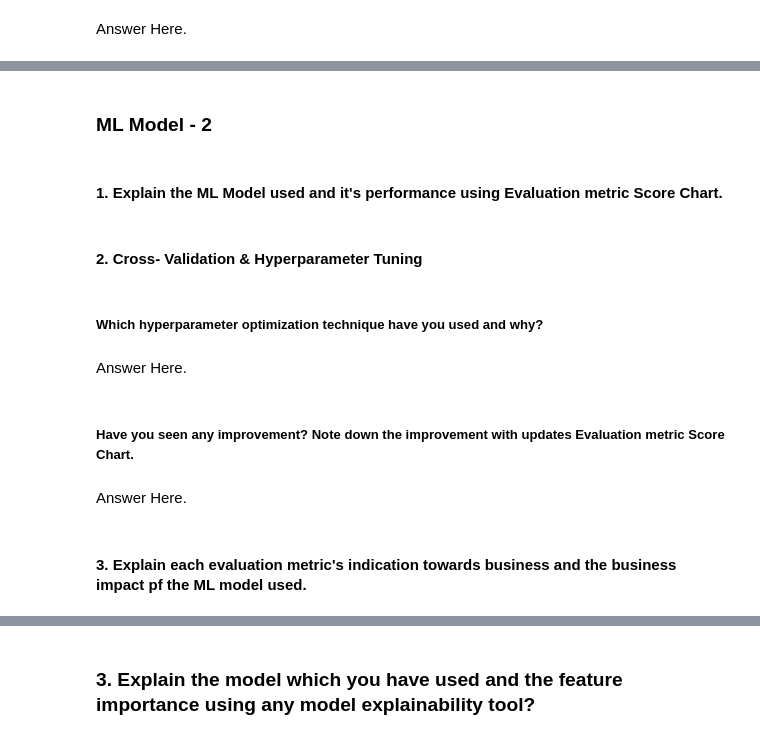
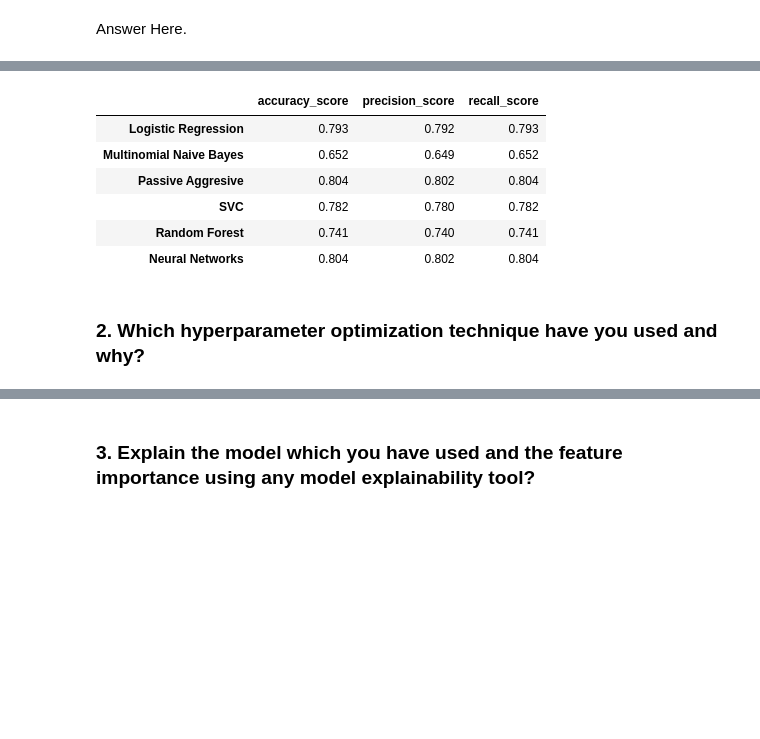
Before and after one commit to kuldeep-sngh/Covid-19-Tweet-Sentiment-Analysis, a Jupyter notebook: Covid_19_Tweet_Sentiment_Analysis.ipynb, the cells around one changed output, grey strips where cells are left out. Cells and saved outputs as stored; diff of their text form; code cells hidden in the pictures; blank space fills up the shorter version.

Commit message:
Model implementation

```diff
--- a/Covid_19_Tweet_Sentiment_Analysis.ipynb
+++ b/Covid_19_Tweet_Sentiment_Analysis.ipynb
@@ -1068,4 +1079,45 @@ No, Class imbalance refers to the situation where the number of instances in eac
 However, as a general rule of thumb, a dataset is considered to be imbalanced if the proportion of instances in the minority class is significantly smaller than that of the majority class. Some common thresholds used in the literature include a minority class proportion of less than 10%, 5%, or 1%.
 # %% [markdown]
 ## ***7. ML Model Implementation***
+# %%
+# getting the vocabulary and document frequencies (df) learned by fit_transform - TfidfVectorizer.
+x_train = vectorizer.transform(x_train)
+x_test = vectorizer.transform(x_test)
+
+
+# creating a function for GridSearchCV hyperparameter tunning
+from datetime import datetime
+def find_best_params(model, parameters, x_train = x_train, y_train = y_train , cv=5):
+  '''
+  finding the best parameters using GridSearchCV hyperparameter optimization technique,
+  return optimal model
+  '''
+  start = datetime.now()
+  grid_cv = GridSearchCV(model, parameters)
+  # Fit the Algorithm
+  grid_cv.fit(x_train, y_train)
+  print(f"The best accuracy : {grid_cv.best_score_} \n")
+  print(f"The best parameters are found out to be : {grid_cv.best_params_} \n")
+  end = datetime.now()
+  execution_time = round((end - start).seconds/60,2)
+  print(f'The computational time for finding the best parameters : {execution_time} minutes\n')
+  optimal_model = grid_cv.best_estimator_
+  return optimal_model
+
+
+# creating evaluation metric score chart dataframe to store metric scores.
+e_metrics_df = pd.DataFrame(columns = ['accuracy_score', 'precision_score', 'recall_score'])
+
+# function to update evaluation metric score chart
+def update_e_metrics_df(model, model_name = None, x_test = x_test, y_test = y_test):
+  '''
+  function to update evaluation metrics chart
+  '''
+  # Predict on the model
+  y_pred = model.predict(x_test)
+
+  # update evaluation metric score chart
+  e_metrics_df.loc[model_name] = [round(accuracy_score(y_test, y_pred), 3), round(precision_score(y_test, y_pred, average='weighted'), 3),
+                                  round(recall_score(y_test, y_pred, average='weighted'), 3)]
+  return
 # %% [markdown]
@@ -1099,4 +1426,0 @@ Answer Here.
-# %% [markdown]
-### ML Model - 2
-# %% [markdown]
-#### 1. Explain the ML Model used and it's performance using Evaluation metric Score Chart.
@@ -1105,2 +1426,0 @@ Answer Here.
-# %% [markdown]
-#### 2. Cross- Validation & Hyperparameter Tuning
@@ -1113,10 +1427,13 @@ Answer Here.
+# %%
+# Evaluation metric score chart
+e_metrics_df
+# %% [output]
+|  | accuracy_score | precision_score | recall_score |
+| Logistic Regression | 0.793 | 0.792 | 0.793 |
+| Multinomial Naive Bayes | 0.652 | 0.649 | 0.652 |
+| Passive Aggresive | 0.804 | 0.802 | 0.804 |
+| SVC | 0.782 | 0.780 | 0.782 |
+| Random Forest | 0.741 | 0.740 | 0.741 |
+| Neural Networks | 0.804 | 0.802 | 0.804 |
 # %% [markdown]
-##### Which hyperparameter optimization technique have you used and why?
+### 2. Which hyperparameter optimization technique have you used and why?
-# %% [markdown]
-Answer Here.
-# %% [markdown]
-##### Have you seen any improvement? Note down the improvement with updates Evaluation metric Score Chart.
-# %% [markdown]
-Answer Here.
-# %% [markdown]
-#### 3. Explain each evaluation metric's indication towards business and the business impact pf the ML model used.
```
Also changed, not shown: parts of 72 cells of this notebook.
